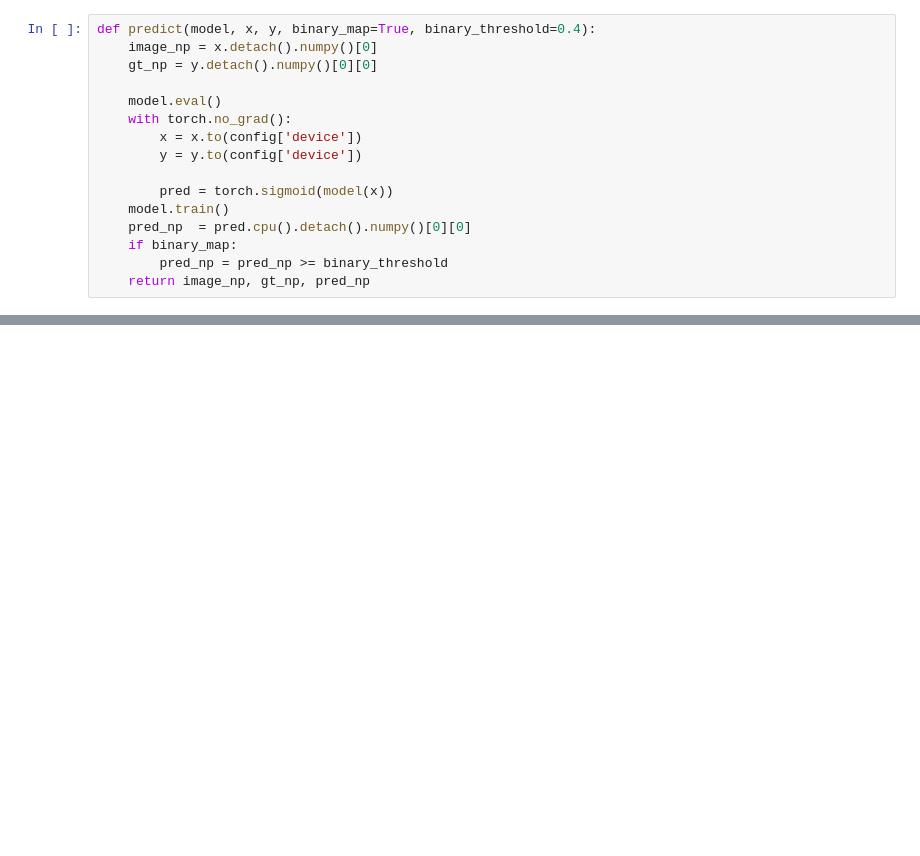
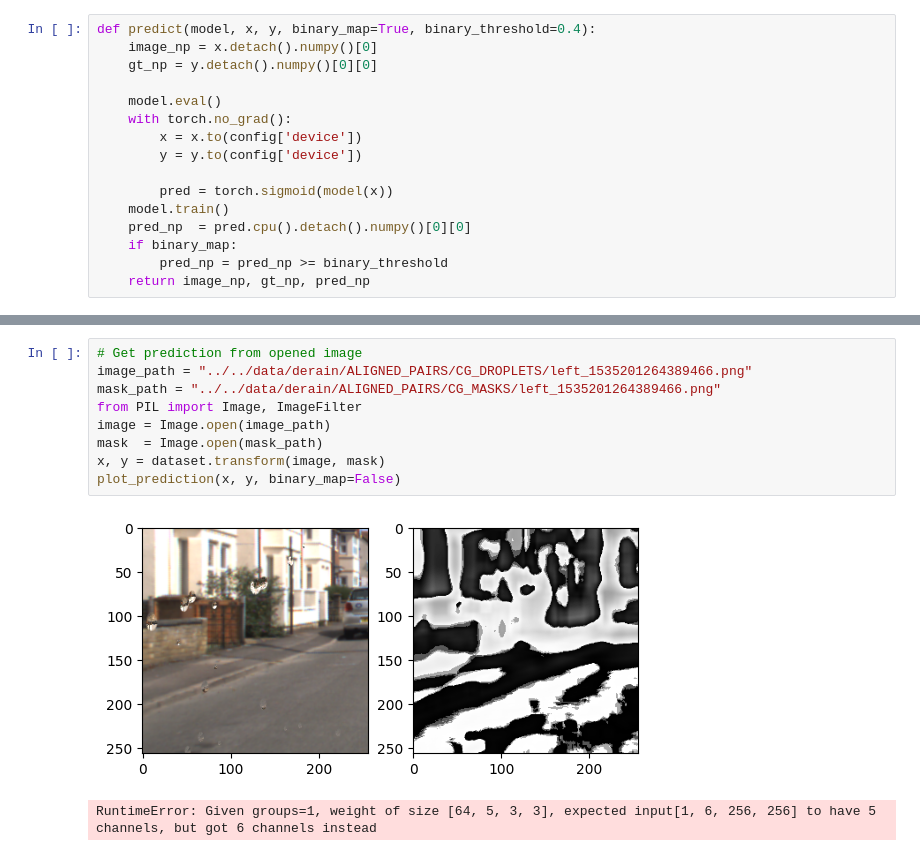
Before and after one commit to KIrillPal/WaterDropDetection, a Jupyter notebook: research/segmentation/train.ipynb, the cells around one changed output, grey strips where cells are left out. Cells and saved outputs as stored; diff of their text form; blank space fills up the shorter version.

```diff
--- a/research/segmentation/train.ipynb
+++ b/research/segmentation/train.ipynb
@@ -327,2 +271,14 @@ Recall:    0.6962521076202393
+# %%
+# Get prediction from opened image
+image_path = "../../data/derain/ALIGNED_PAIRS/CG_DROPLETS/left_1535201264389466.png"
+mask_path = "../../data/derain/ALIGNED_PAIRS/CG_MASKS/left_1535201264389466.png"
+from PIL import Image, ImageFilter
+image = Image.open(image_path)
+mask  = Image.open(mask_path)
+x, y = dataset.transform(image, mask)
+plot_prediction(x, y, binary_map=False)
+# %% [output]
+[figure, added]
+RuntimeError: Given groups=1, weight of size [64, 5, 3, 3], expected input[1, 6, 256, 256] to have 5 channels, but got 6 channels instead
 # %%
 # Clear checkpoints by condition
```
Also changed, not shown: parts of 11 cells of this notebook, 2 other files.
